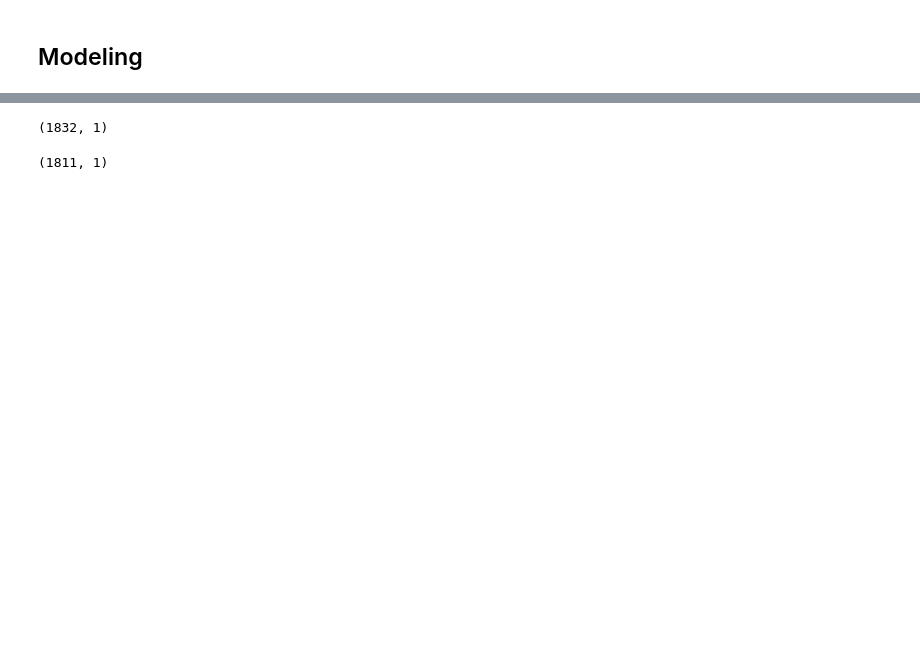
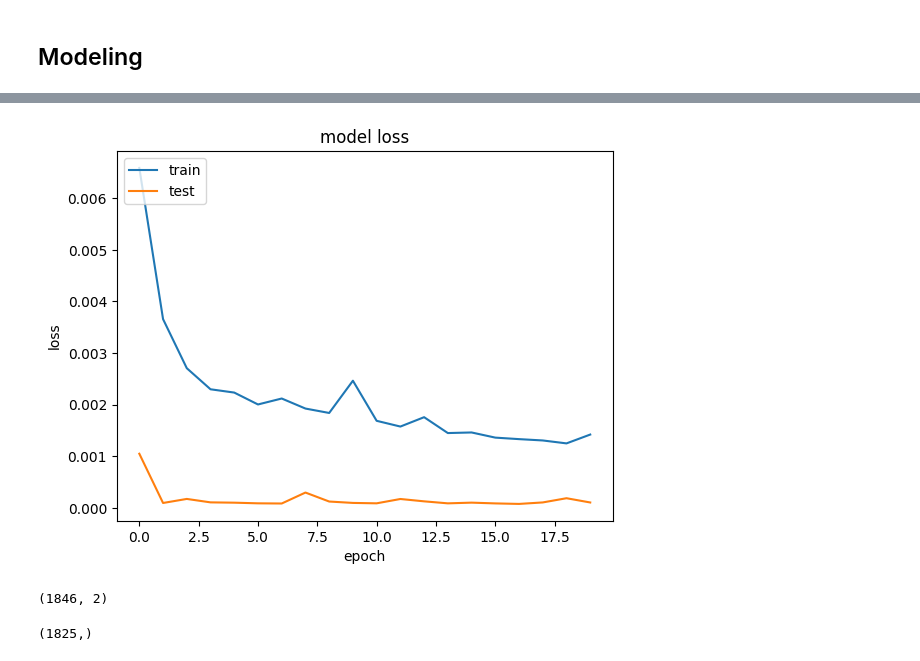
Before and after one commit to Ksyu22/crypto_prediction, a Jupyter notebook: notebooks/modelling_oksana.ipynb, the cells around one changed output, grey strips where cells are left out. Saved outputs shown, nothing was run; the diff lists cells and outputs as text; code cells hidden in the pictures; blank space fills up the shorter version.

Commit message:
baseline model

```diff
--- a/notebooks/modelling_oksana.ipynb
+++ b/notebooks/modelling_oksana.ipynb
@@ -76,7 +92,7 @@ y_train.shape
 # %%
 model = Sequential()
 
-model.add(layers.LSTM(100, return_sequences=True, input_shape=(X_train.shape[1],1)))
+model.add(layers.LSTM(100, return_sequences=True, input_shape=(X_train.shape[1],2)))
 model.add(layers.Dropout(0.3))
 model.add(layers.LSTM(100, return_sequences=False))
 model.add(layers.Dropout(0.3))
@@ -88,7 +129,7 @@ model.compile(optimizer='adam', loss='mean_squared_error')
 history = model.fit(
     X_train, y_train,
     #callbacks=[es],
-    #validation_split=0.2,
+    validation_split=0.2,
     epochs=20,
     batch_size=12,
     verbose=1
@@ -114,13 +155,23 @@ Epoch 20/20
+# %%
+plt.plot(history.history['loss'])
+plt.plot(history.history['val_loss'])
+plt.title('model loss')
+plt.ylabel('loss')
+plt.xlabel('epoch')
+plt.legend(['train', 'test'], loc='upper left')
+plt.show()
+# %% [output]
+[figure, added]
 # %%
-X_test = df.iloc[:,0:].values
+X_test = df.iloc[:,:].values
 X_test.shape
 # %% [output]
-(1832, 1)
+(1846, 2)
 # %%
-y_real = df.iloc[period+1:,0:].values
+y_real = df.iloc[period+1:,1].values
 y_real.shape
 # %% [output]
-(1811, 1)
+(1825,)
 # %%
 X_test = mm_scaler.transform(X_test)
 X_test, y_test = split_dataset(X_test, period)
```
Also changed, not shown: parts of 21 cells of this notebook.
